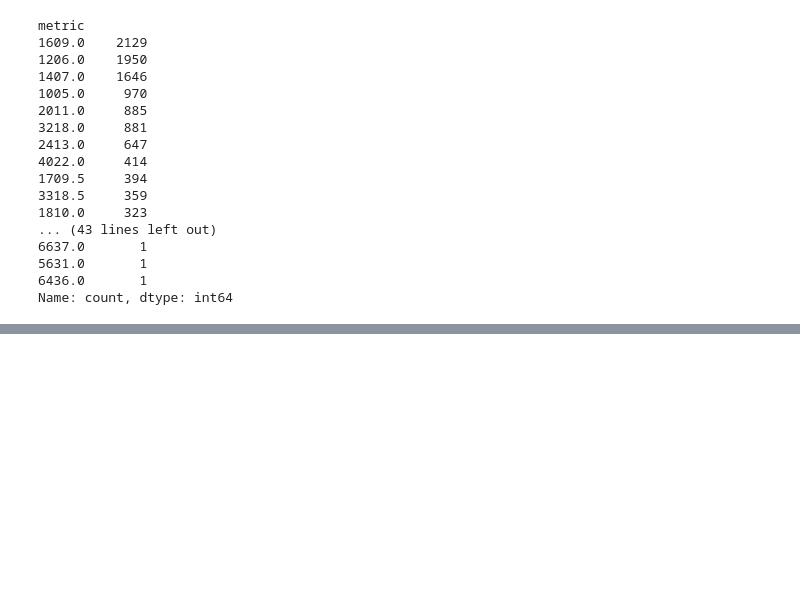
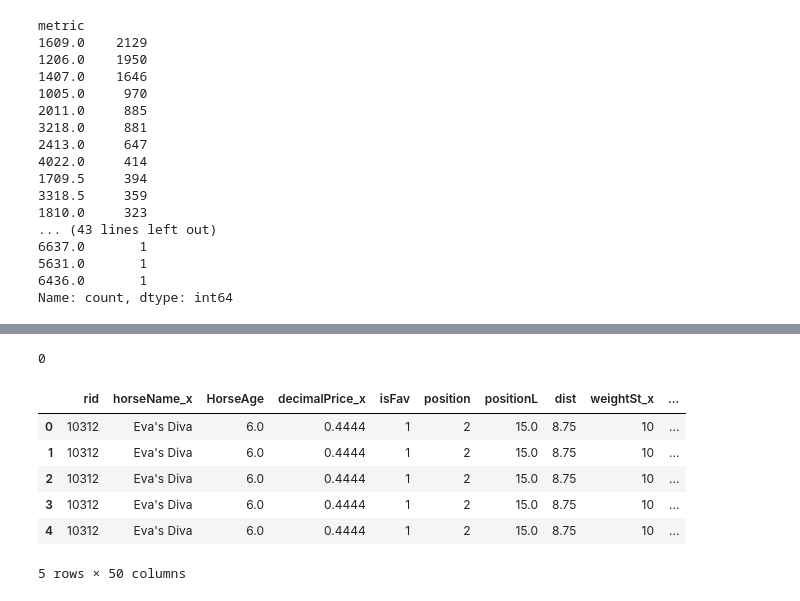
Before and after one commit to Karthick-source/Horse-Race-Prediction, a Jupyter notebook: Horse_race_prediction.ipynb, the cells around one changed output, grey strips where cells are left out. Cells and saved outputs as stored; diff of their text form; code cells hidden in the pictures; blank space fills up the shorter version.

Commit message:
data cleaning

```diff
--- a/Horse_race_prediction.ipynb
+++ b/Horse_race_prediction.ipynb
@@ -563,0 +695,7 @@ races["meters"] =races["metric"].apply(race_dist)
+# %%
+#renaming columns
+horses.rename(columns={"age":"HorseAge"},inplace=True)
+races.rename(columns={"age":"AgeEligible"},inplace=True)
+# %%
+# merging horse and race
+data = pd.merge(horses,races,on="rid",how="inner")
@@ -563,0 +739,19 @@ races["meters"] =races["metric"].apply(race_dist)
+# %%
+data.drop("date",axis=1,inplace=True)
+# %%
+data.duplicated().sum()
+# %% [output]
+0
+# %%
+# merging forward data
+df= pd.merge(data,forward,on=["OR","course"],how="inner")
+# %%
+df.head()
+# %% [output]
+|  | rid | horseName_x | HorseAge | decimalPrice_x | isFav | position | positionL | dist | weightSt_x | ... |
+| 0 | 10312 | Eva's Diva | 6.0 | 0.4444 | 1 | 2 | 15.0 | 8.75 | 10 | ... |
+| 1 | 10312 | Eva's Diva | 6.0 | 0.4444 | 1 | 2 | 15.0 | 8.75 | 10 | ... |
+| 2 | 10312 | Eva's Diva | 6.0 | 0.4444 | 1 | 2 | 15.0 | 8.75 | 10 | ... |
+| 3 | 10312 | Eva's Diva | 6.0 | 0.4444 | 1 | 2 | 15.0 | 8.75 | 10 | ... |
+| 4 | 10312 | Eva's Diva | 6.0 | 0.4444 | 1 | 2 | 15.0 | 8.75 | 10 | ... |
+5 rows × 50 columns
```
Also changed, not shown: parts of 30 cells of this notebook.
